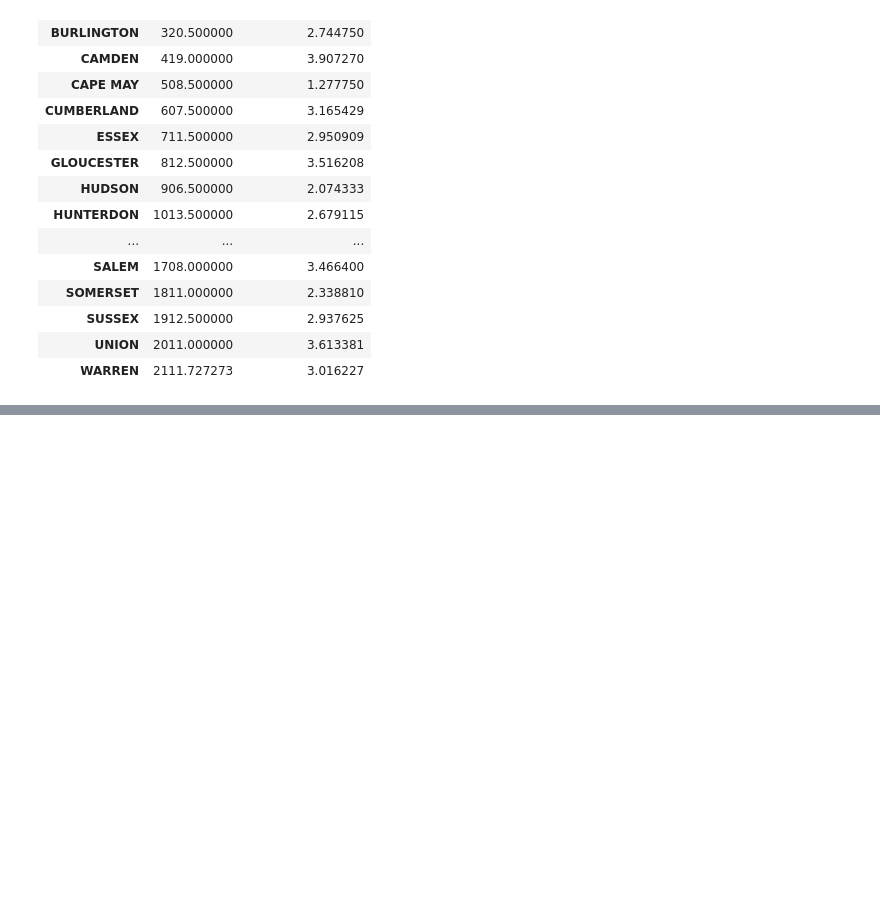
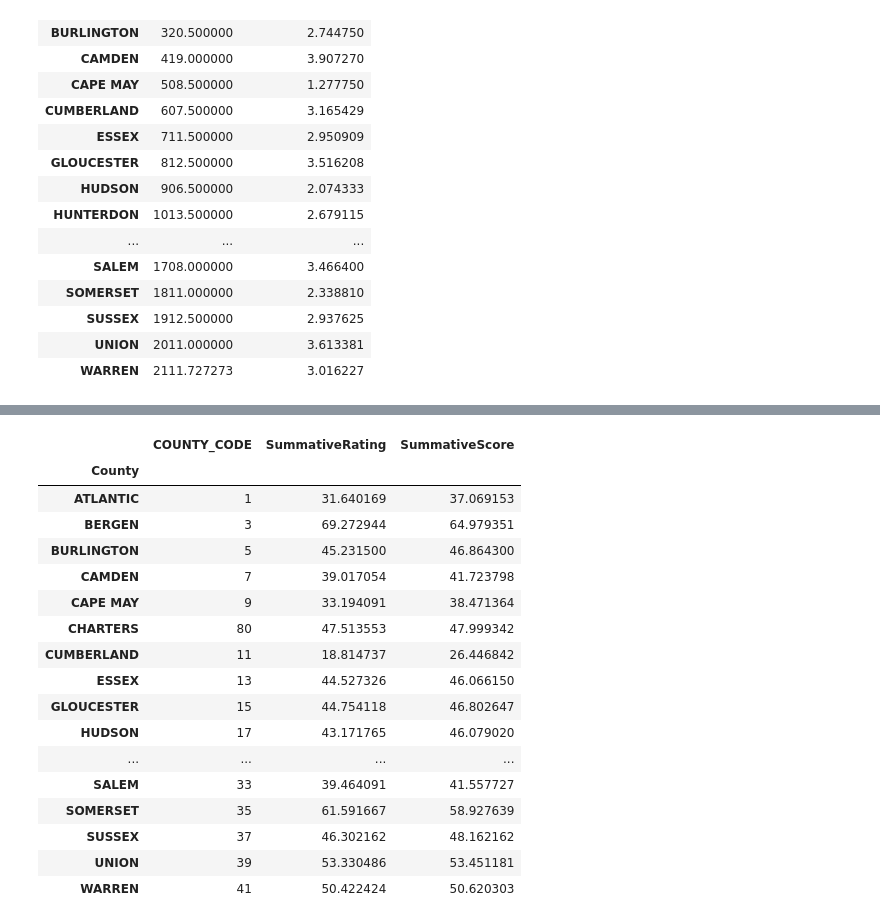
Before and after one commit to NinaLAnderson3/project2, a Jupyter notebook: Leaflet/static/data/nj_tax_data.ipynb, the cells around one changed output, grey strips where cells are left out. Drawn from its saved outputs; the diff is of its cells as text; code cells hidden in the pictures; blank space fills up the shorter version.

```diff
--- a/Leaflet/static/data/nj_tax_data.ipynb
+++ b/Leaflet/static/data/nj_tax_data.ipynb
@@ -392,0 +131,3 @@ json_data.to_csv("final_output.csv")
+# %%
+school_data = pd.read_csv("school_scores_2017_18.csv")
+school_data.columns
@@ -392,0 +153,21 @@ json_data.to_csv("final_output.csv")
+# %%
+grouped
+# %% [output]
+|  | COUNTY_CODE | SummativeRating | SummativeScore |
+| County |  |  |  |
+| ATLANTIC | 1 | 31.640169 | 37.069153 |
+| BERGEN | 3 | 69.272944 | 64.979351 |
+| BURLINGTON | 5 | 45.231500 | 46.864300 |
+| CAMDEN | 7 | 39.017054 | 41.723798 |
+| CAPE MAY | 9 | 33.194091 | 38.471364 |
+| CHARTERS | 80 | 47.513553 | 47.999342 |
+| CUMBERLAND | 11 | 18.814737 | 26.446842 |
+| ESSEX | 13 | 44.527326 | 46.066150 |
+| GLOUCESTER | 15 | 44.754118 | 46.802647 |
+| HUDSON | 17 | 43.171765 | 46.079020 |
+| ... | ... | ... | ... |
+| SALEM | 33 | 39.464091 | 41.557727 |
+| SOMERSET | 35 | 61.591667 | 58.927639 |
+| SUSSEX | 37 | 46.302162 | 48.162162 |
+| UNION | 39 | 53.330486 | 53.451181 |
+| WARREN | 41 | 50.422424 | 50.620303 |
```
Also changed, not shown: parts of 39 cells of this notebook, 6 other files.
